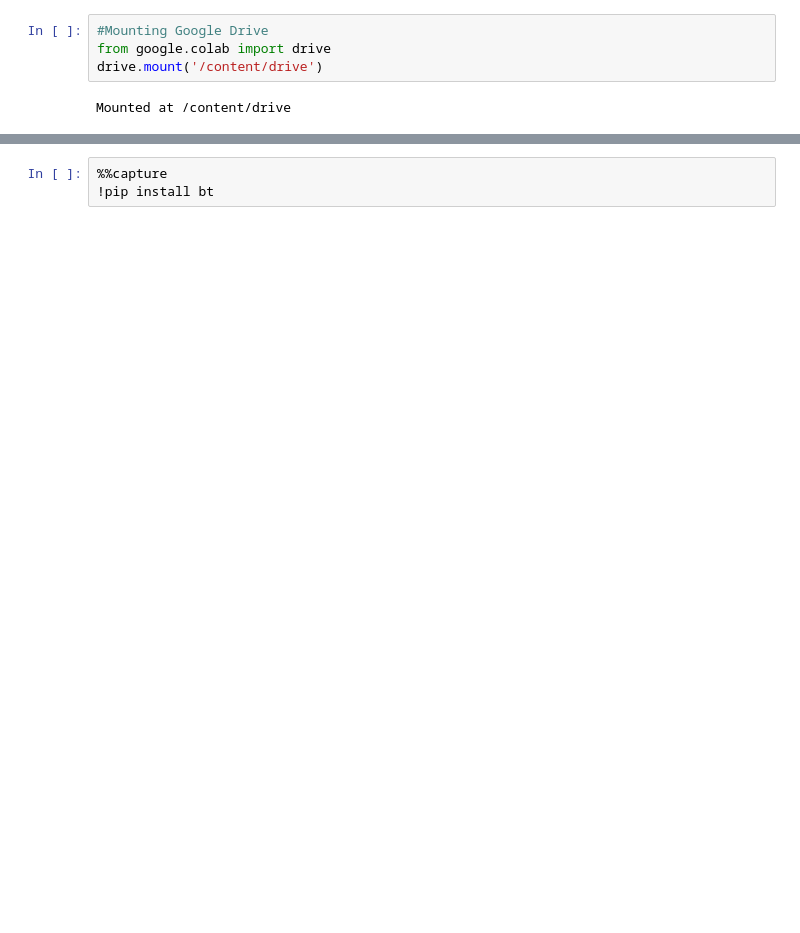
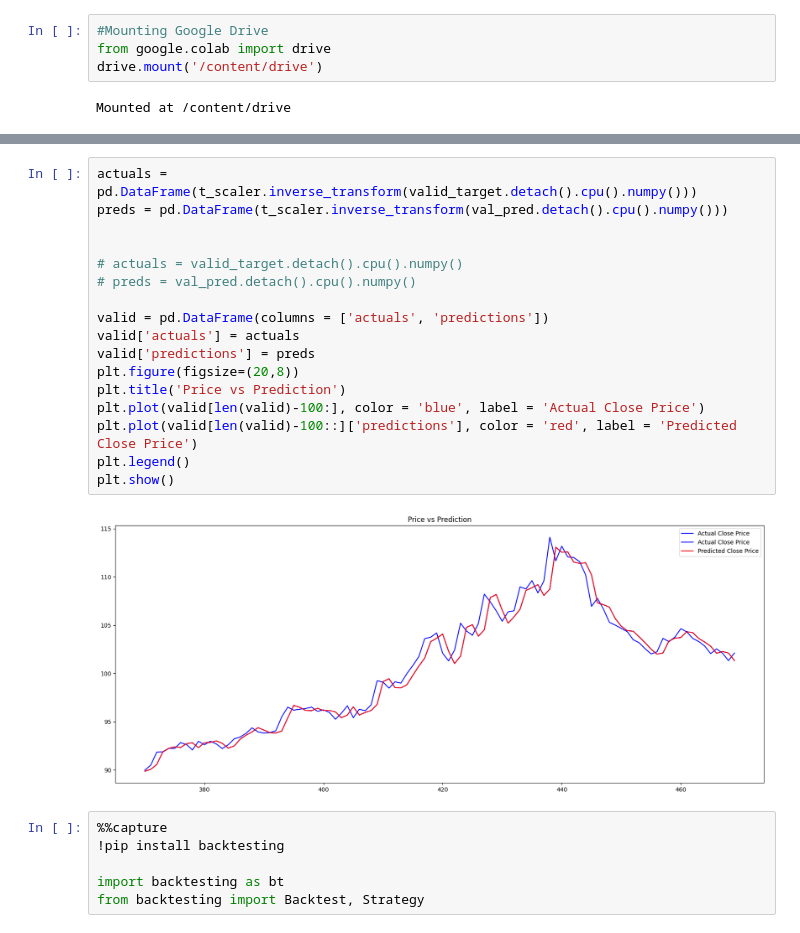
Before and after one commit to pyagoubi/Stuff, a Jupyter notebook: Untitled13.ipynb, the cells around one changed output, grey strips where cells are left out. Cells and saved outputs as stored; diff of their text form; blank space fills up the shorter version.

```diff
--- a/Untitled13.ipynb
+++ b/Untitled13.ipynb
@@ -9,3 +229,25 @@ Mounted at /content/drive
+# %%
+actuals = pd.DataFrame(t_scaler.inverse_transform(valid_target.detach().cpu().numpy()))
+preds = pd.DataFrame(t_scaler.inverse_transform(val_pred.detach().cpu().numpy()))
+
+
+# actuals = valid_target.detach().cpu().numpy()
+# preds = val_pred.detach().cpu().numpy()
+
+valid = pd.DataFrame(columns = ['actuals', 'predictions'])
+valid['actuals'] = actuals
+valid['predictions'] = preds
+plt.figure(figsize=(20,8))
+plt.title('Price vs Prediction')
+plt.plot(valid[len(valid)-100:], color = 'blue', label = 'Actual Close Price')
+plt.plot(valid[len(valid)-100::]['predictions'], color = 'red', label = 'Predicted Close Price')
+plt.legend()
+plt.show()
+# %% [output]
+[figure, added]
 # %%
 %%capture
-!pip install bt
+!pip install backtesting
+
+import backtesting as bt
+from backtesting import Backtest, Strategy
```
Also changed, not shown: parts of 16 cells of this notebook.
